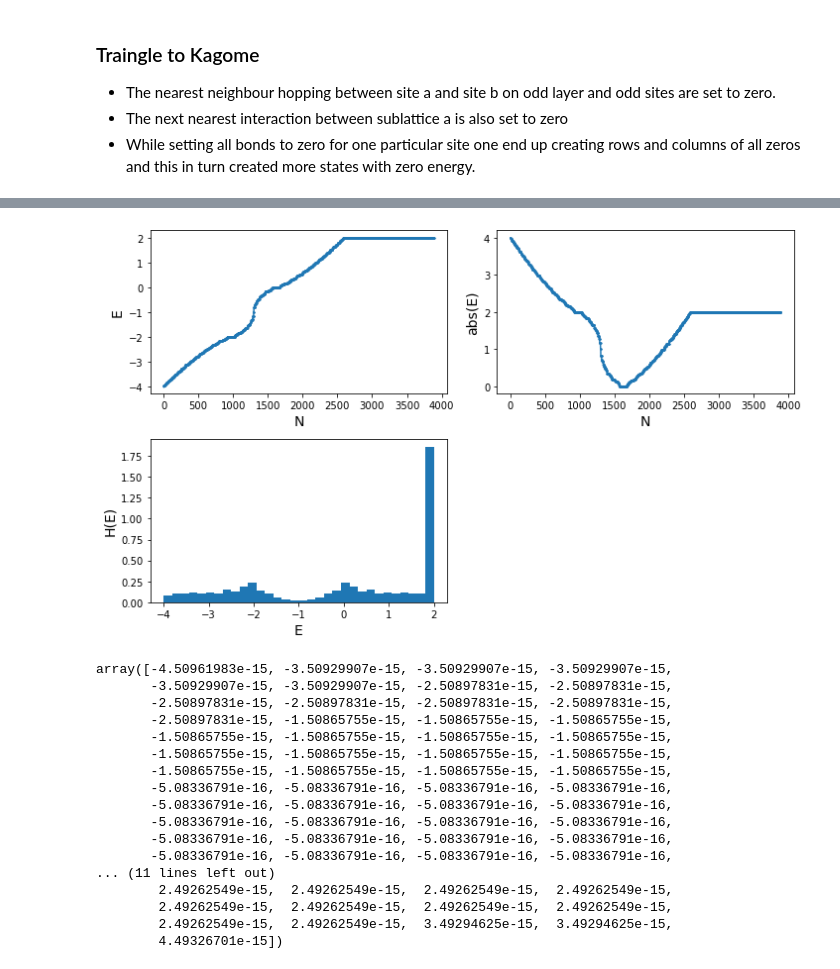
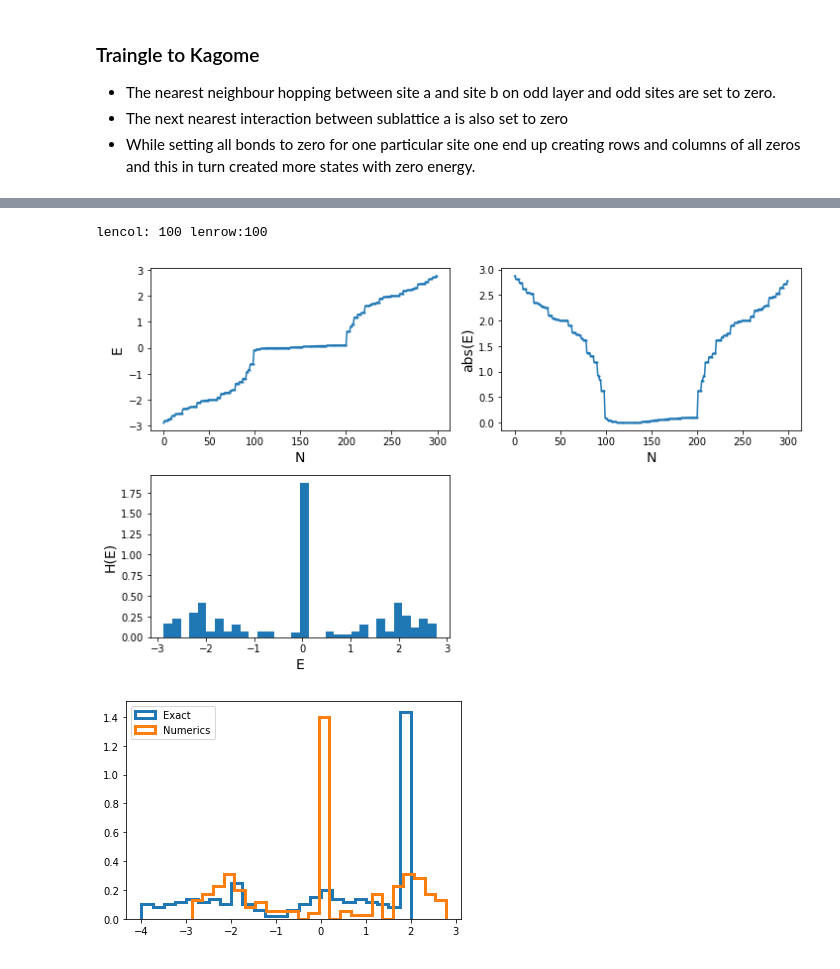
Before and after one commit to Shashi1a/kagome_lieb, a Jupyter notebook: calc.ipynb, the cells around one changed output, grey strips where cells are left out. Saved outputs shown, nothing was run; the diff lists cells and outputs as text; code cells hidden in the pictures.

```diff
--- a/calc.ipynb
+++ b/calc.ipynb
@@ -396,36 +427,11 @@ i:9 lr4077 lc4077
-# %%
-for j in listcol:
-    mati=np.delete(mat,j,0)
-    mat = mati
-for j in listrow:
-    mati = np.delete(mat, j, 1)
-    mat = mati
-
-#plothammat(mat)
-#plothammat(mat)
-# %%
-kgLatt.evals(mat)
-kgLatt.plot_eval()
-# %% [output]
-[figure, removed]
-# %%
-kgLatt.eval_i[np.isclose(kgLatt.eval_i,0)]
-# %% [output]
-array([-4.50961983e-15, -3.50929907e-15, -3.50929907e-15, -3.50929907e-15,
-       -3.50929907e-15, -3.50929907e-15, -2.50897831e-15, -2.50897831e-15,
-       -2.50897831e-15, -2.50897831e-15, -2.50897831e-15, -2.50897831e-15,
-       -2.50897831e-15, -1.50865755e-15, -1.50865755e-15, -1.50865755e-15,
-       -1.50865755e-15, -1.50865755e-15, -1.50865755e-15, -1.50865755e-15,
-       -1.50865755e-15, -1.50865755e-15, -1.50865755e-15, -1.50865755e-15,
-       -1.50865755e-15, -1.50865755e-15, -1.50865755e-15, -1.50865755e-15,
-       -5.08336791e-16, -5.08336791e-16, -5.08336791e-16, -5.08336791e-16,
-       -5.08336791e-16, -5.08336791e-16, -5.08336791e-16, -5.08336791e-16,
-       -5.08336791e-16, -5.08336791e-16, -5.08336791e-16, -5.08336791e-16,
-       -5.08336791e-16, -5.08336791e-16, -5.08336791e-16, -5.08336791e-16,
-       -5.08336791e-16, -5.08336791e-16, -5.08336791e-16, -5.08336791e-16,
-... (11 lines left out)
-        2.49262549e-15,  2.49262549e-15,  2.49262549e-15,  2.49262549e-15,
-        2.49262549e-15,  2.49262549e-15,  2.49262549e-15,  2.49262549e-15,
-        2.49262549e-15,  2.49262549e-15,  3.49294625e-15,  3.49294625e-15,
-        4.49326701e-15])
+# %%
+## matrix with all zeros removed
+newmat = kgLatt.removezeros(mat)
+kgLatt.evals(newmat)
+kgLatt.plot_eval()
+combinehist(fkagome, kgLatt)
+# %% [output]
+lencol: 100 lenrow:100
+[figure, added]
+[figure, added]
 # %%
```
Also changed, not shown: parts of 7 cells of this notebook.
